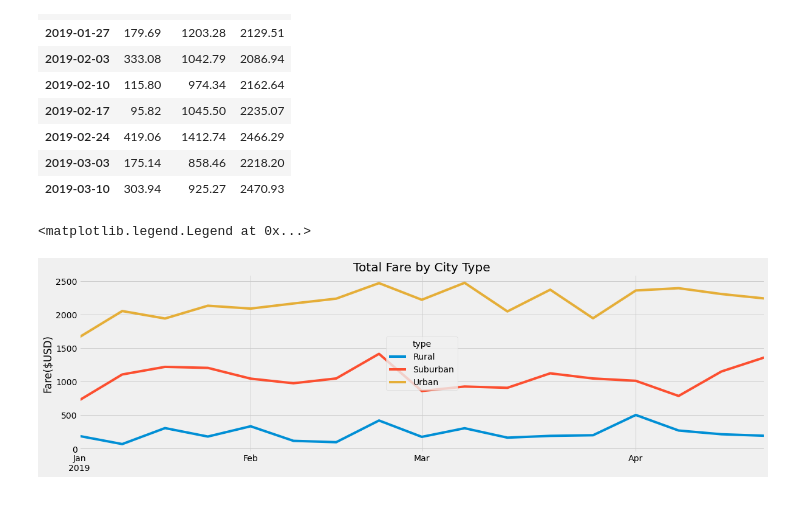
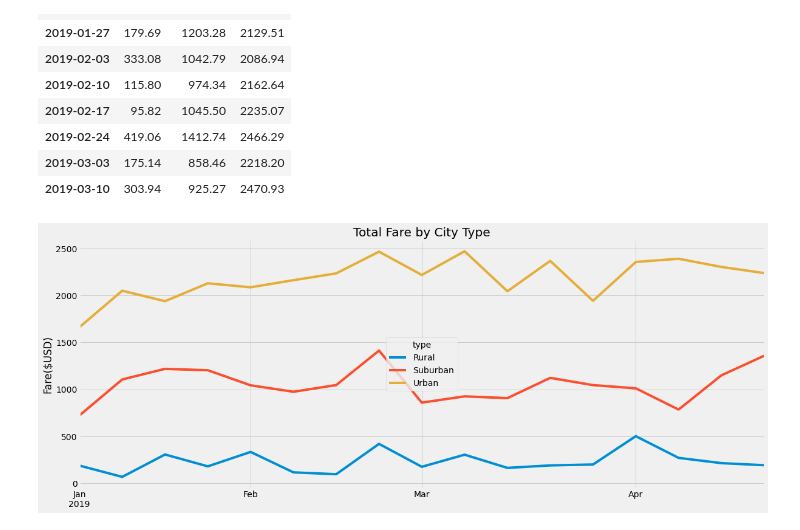
Before and after one commit to hwaijiinlee/PyBer_Analysis, a Jupyter notebook: PyBer_Challenge.ipynb, the cells around one changed output. Saved outputs shown, nothing was run; the diff lists cells and outputs as text; code cells hidden in the pictures.

```diff
--- a/PyBer_Challenge.ipynb
+++ b/PyBer_Challenge.ipynb
@@ -225,22 +225,24 @@ weekly_table_df.head(10)
 # %%
 # 8. Using the object-oriented interface method, plot the resample DataFrame using the df.plot() function.
 
 # Import the style from Matplotlib.
 from matplotlib import style
 # Use the graph style fivethirtyeight.
 style.use('fivethirtyeight')
 
-weekly_table_df.plot(figsize=(18,5))
+ax = weekly_table_df.plot(figsize=(18,7))
 
 #create axis labels
-plt.xlabel('')
-plt.ylabel("Fare($USD)")
+ax.set_xlabel('')
+ax.set_ylabel("Fare($USD)")
 
 #create a title
-plt.title("Total Fare by City Type")
+ax.set_title("Total Fare by City Type")
 
 #add the legend
-plt.legend(title="type")
+ax.legend(title="type")
+
+#save figure
+plt.savefig("analysis/PyBer_fare_summary.png")
 # %% [output]
-<matplotlib.legend.Legend at 0x...>
-[figure, old version]
+[figure, new version]
```
